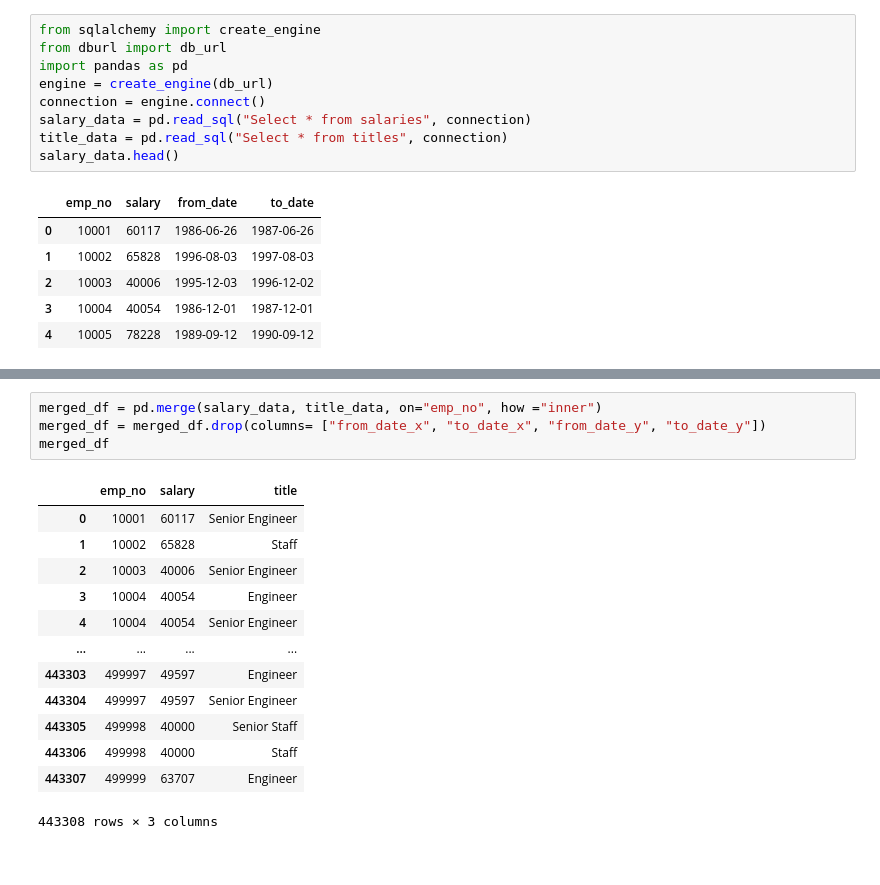
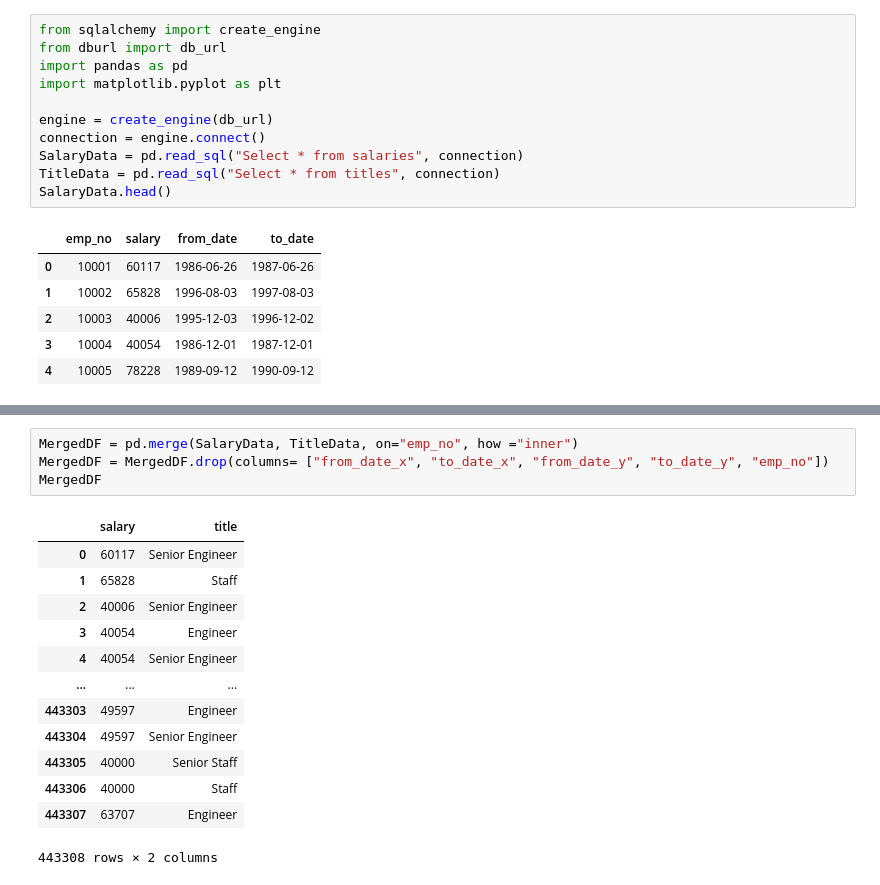
Before and after one commit to wisemantyr/emp-sql, a Jupyter notebook: Bonus/SQLBonus.ipynb, the cells around one changed output, grey strips where cells are left out. Cells and saved outputs as stored; diff of their text form.

```diff
--- a/Bonus/SQLBonus.ipynb
+++ b/Bonus/SQLBonus.ipynb
@@ -2,11 +2,13 @@
 from sqlalchemy import create_engine
 from dburl import db_url
 import pandas as pd
+import matplotlib.pyplot as plt
+
 engine = create_engine(db_url)
 connection = engine.connect()
-salary_data = pd.read_sql("Select * from salaries", connection)
-title_data = pd.read_sql("Select * from titles", connection)
-salary_data.head()
+SalaryData = pd.read_sql("Select * from salaries", connection)
+TitleData = pd.read_sql("Select * from titles", connection)
+SalaryData.head()
 # %% [output]
 |  | emp_no | salary | from_date | to_date |
 | 0 | 10001 | 60117 | 1986-06-26 | 1987-06-26 |
@@ -24,20 +26,20 @@ title_data.head()
 | 3 | 10004 | Engineer | 1986-12-01 | 1995-12-01 |
 | 4 | 10004 | Senior Engineer | 1995-12-01 | 9999-01-01 |
 # %%
-merged_df = pd.merge(salary_data, title_data, on="emp_no", how ="inner")
-merged_df = merged_df.drop(columns= ["from_date_x", "to_date_x", "from_date_y", "to_date_y"])
-merged_df
+MergedDF = pd.merge(SalaryData, TitleData, on="emp_no", how ="inner")
+MergedDF = MergedDF.drop(columns= ["from_date_x", "to_date_x", "from_date_y", "to_date_y", "emp_no"])
+MergedDF
 # %% [output]
-|  | emp_no | salary | title |
-| 0 | 10001 | 60117 | Senior Engineer |
-| 1 | 10002 | 65828 | Staff |
-| 2 | 10003 | 40006 | Senior Engineer |
-| 3 | 10004 | 40054 | Engineer |
-| 4 | 10004 | 40054 | Senior Engineer |
-| ... | ... | ... | ... |
-| 443303 | 499997 | 49597 | Engineer |
-| 443304 | 499997 | 49597 | Senior Engineer |
-| 443305 | 499998 | 40000 | Senior Staff |
-| 443306 | 499998 | 40000 | Staff |
-| 443307 | 499999 | 63707 | Engineer |
+|  | salary | title |
+| 0 | 60117 | Senior Engineer |
+| 1 | 65828 | Staff |
+| 2 | 40006 | Senior Engineer |
+| 3 | 40054 | Engineer |
+| 4 | 40054 | Senior Engineer |
+| ... | ... | ... |
+| 443303 | 49597 | Engineer |
+| 443304 | 49597 | Senior Engineer |
+| 443305 | 40000 | Senior Staff |
+| 443306 | 40000 | Staff |
+| 443307 | 63707 | Engineer |
-443308 rows × 3 columns
+443308 rows × 2 columns
```
Also changed, not shown: parts of 4 cells of this notebook.
